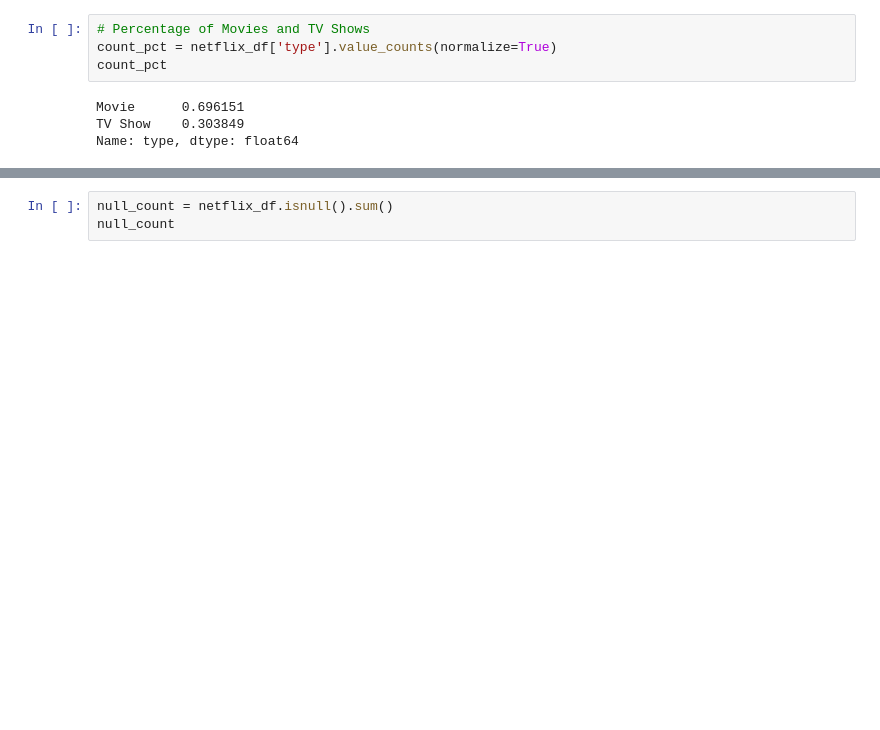
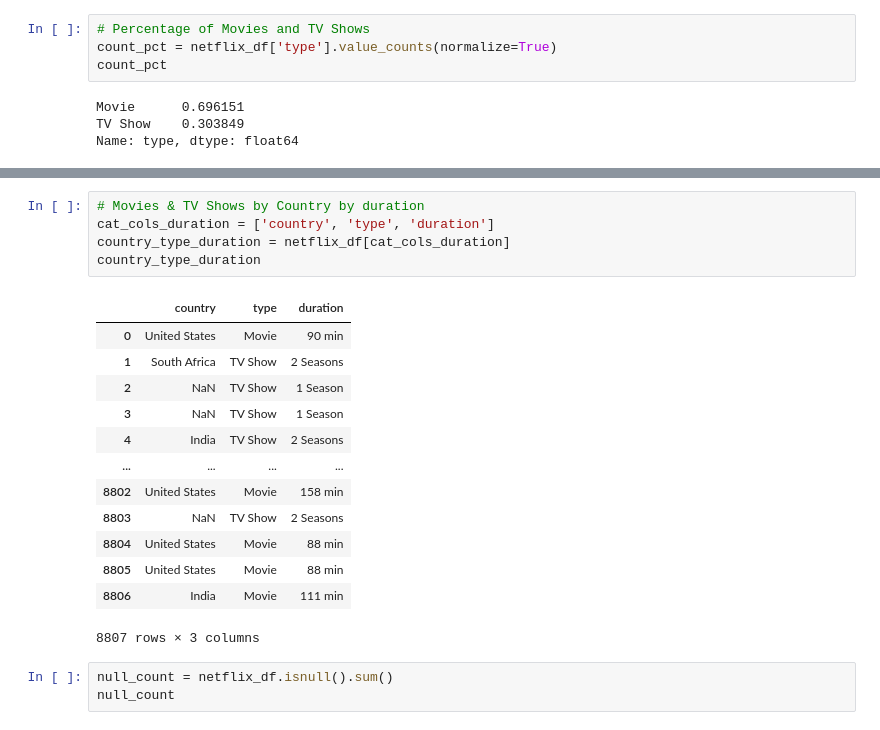
Before and after one commit to pkmariya/Python, a Jupyter notebook: NetflixProject_Mariya_DSMLJune22.ipynb, the cells around one changed output, grey strips where cells are left out. Cells and saved outputs as stored; diff of their text form; blank space fills up the shorter version.

```diff
--- a/NetflixProject_Mariya_DSMLJune22.ipynb
+++ b/NetflixProject_Mariya_DSMLJune22.ipynb
@@ -63,3 +87,22 @@ Length: 847, dtype: int64
+# %%
+# Movies & TV Shows by Country by duration
+cat_cols_duration = ['country', 'type', 'duration']
+country_type_duration = netflix_df[cat_cols_duration]
+country_type_duration
+# %% [output]
+|  | country | type | duration |
+| 0 | United States | Movie | 90 min |
+| 1 | South Africa | TV Show | 2 Seasons |
+| 2 | NaN | TV Show | 1 Season |
+| 3 | NaN | TV Show | 1 Season |
+| 4 | India | TV Show | 2 Seasons |
+| ... | ... | ... | ... |
+| 8802 | United States | Movie | 158 min |
+| 8803 | NaN | TV Show | 2 Seasons |
+| 8804 | United States | Movie | 88 min |
+| 8805 | United States | Movie | 88 min |
+| 8806 | India | Movie | 111 min |
+8807 rows × 3 columns
 # %%
 null_count = netflix_df.isnull().sum()
 null_count
```
Also changed, not shown: parts of 10 cells of this notebook.
